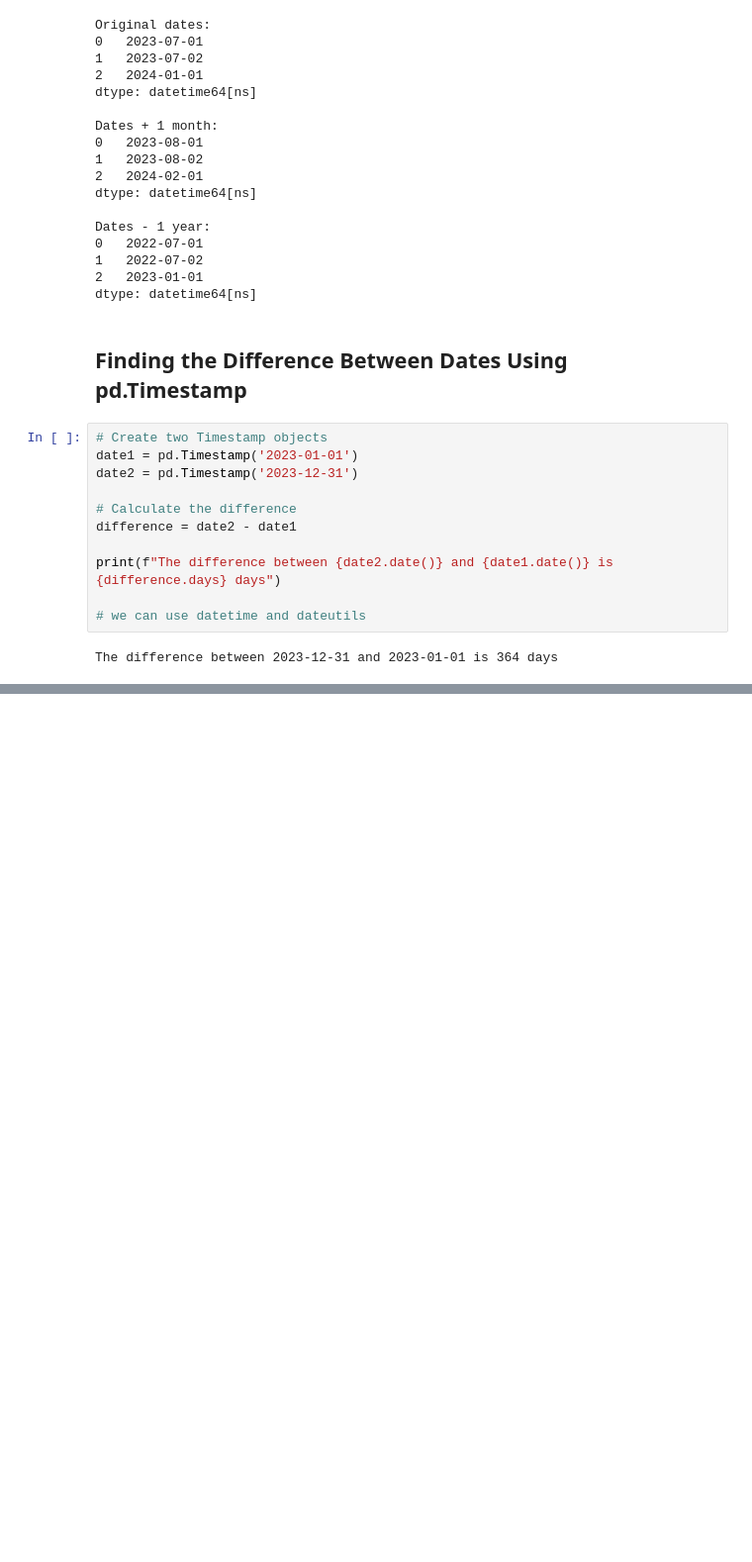
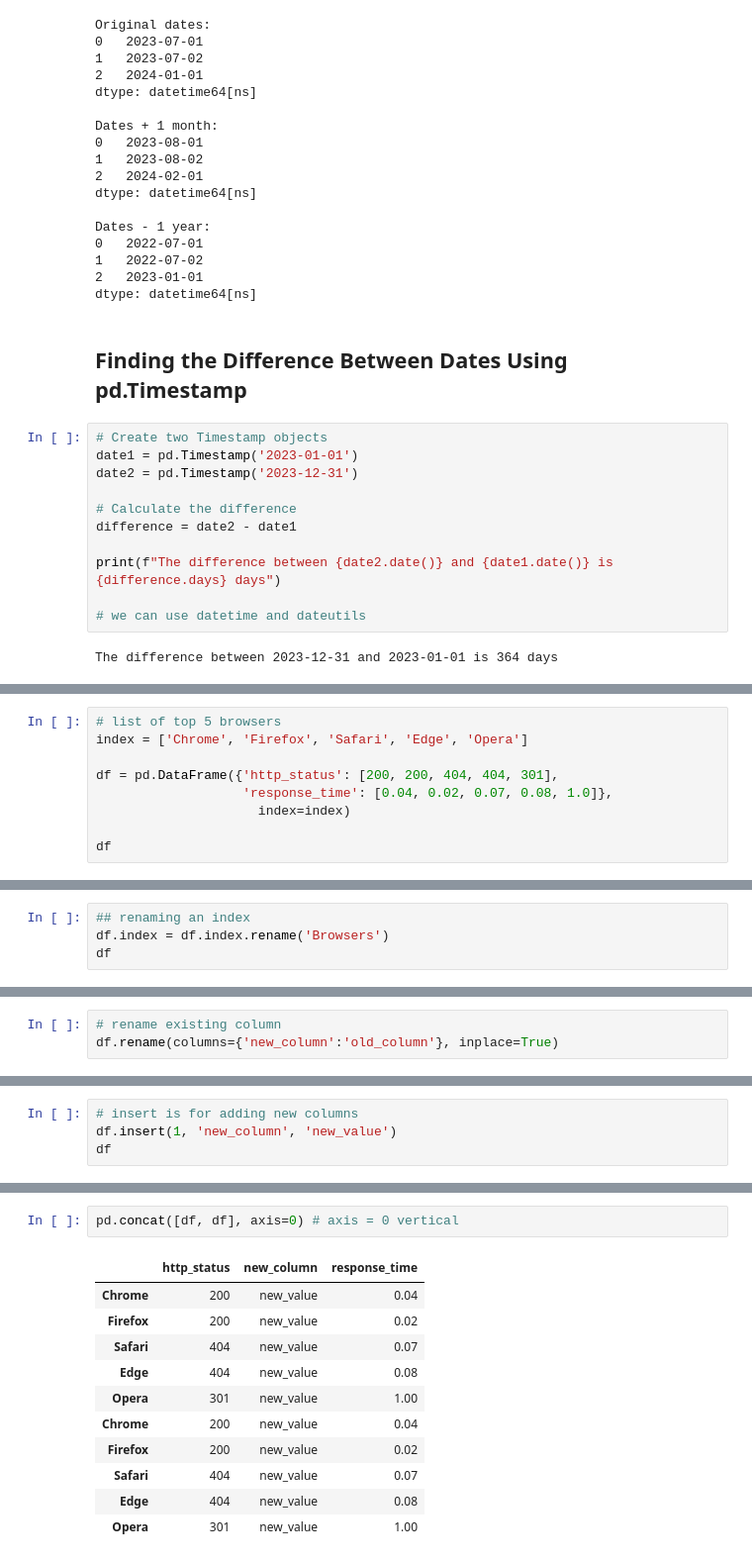
Before and after one commit to Oz174/SelfStudyPython, a Jupyter notebook: DaybyDay/15- All About Pandas.ipynb, the cells around one changed output, grey strips where cells are left out. Shown: that part at 99% size. Saved outputs shown, nothing was run; the diff lists cells and outputs as text; blank space fills up the shorter version.

Commit message:
Indexing , Insert Vs Concat

```diff
--- a/DaybyDay/15- All About Pandas.ipynb
+++ b/DaybyDay/15- All About Pandas.ipynb
@@ -906,0 +909,9 @@ The difference between 2023-12-31 and 2023-01-01 is 364 days
+# %%
+# list of top 5 browsers
+index = ['Chrome', 'Firefox', 'Safari', 'Edge', 'Opera']
+
+df = pd.DataFrame({'http_status': [200, 200, 404, 404, 301],
+                   'response_time': [0.04, 0.02, 0.07, 0.08, 1.0]},
+                     index=index)
+
+df
@@ -906,0 +949,4 @@ The difference between 2023-12-31 and 2023-01-01 is 364 days
+# %%
+## renaming an index
+df.index = df.index.rename('Browsers')
+df
@@ -906,0 +961,3 @@ The difference between 2023-12-31 and 2023-01-01 is 364 days
+# %%
+# rename existing column
+df.rename(columns={'new_column':'old_column'}, inplace=True)
@@ -906,0 +976,4 @@ The difference between 2023-12-31 and 2023-01-01 is 364 days
+# %%
+# insert is for adding new columns
+df.insert(1, 'new_column', 'new_value')
+df
@@ -906,0 +987,14 @@ The difference between 2023-12-31 and 2023-01-01 is 364 days
+# %%
+pd.concat([df, df], axis=0) # axis = 0 vertical
+# %% [output]
+|  | http_status | new_column | response_time |
+| Chrome | 200 | new_value | 0.04 |
+| Firefox | 200 | new_value | 0.02 |
+| Safari | 404 | new_value | 0.07 |
+| Edge | 404 | new_value | 0.08 |
+| Opera | 301 | new_value | 1.00 |
+| Chrome | 200 | new_value | 0.04 |
+| Firefox | 200 | new_value | 0.02 |
+| Safari | 404 | new_value | 0.07 |
+| Edge | 404 | new_value | 0.08 |
+| Opera | 301 | new_value | 1.00 |
```
Also changed, not shown: parts of 8 cells of this notebook.
